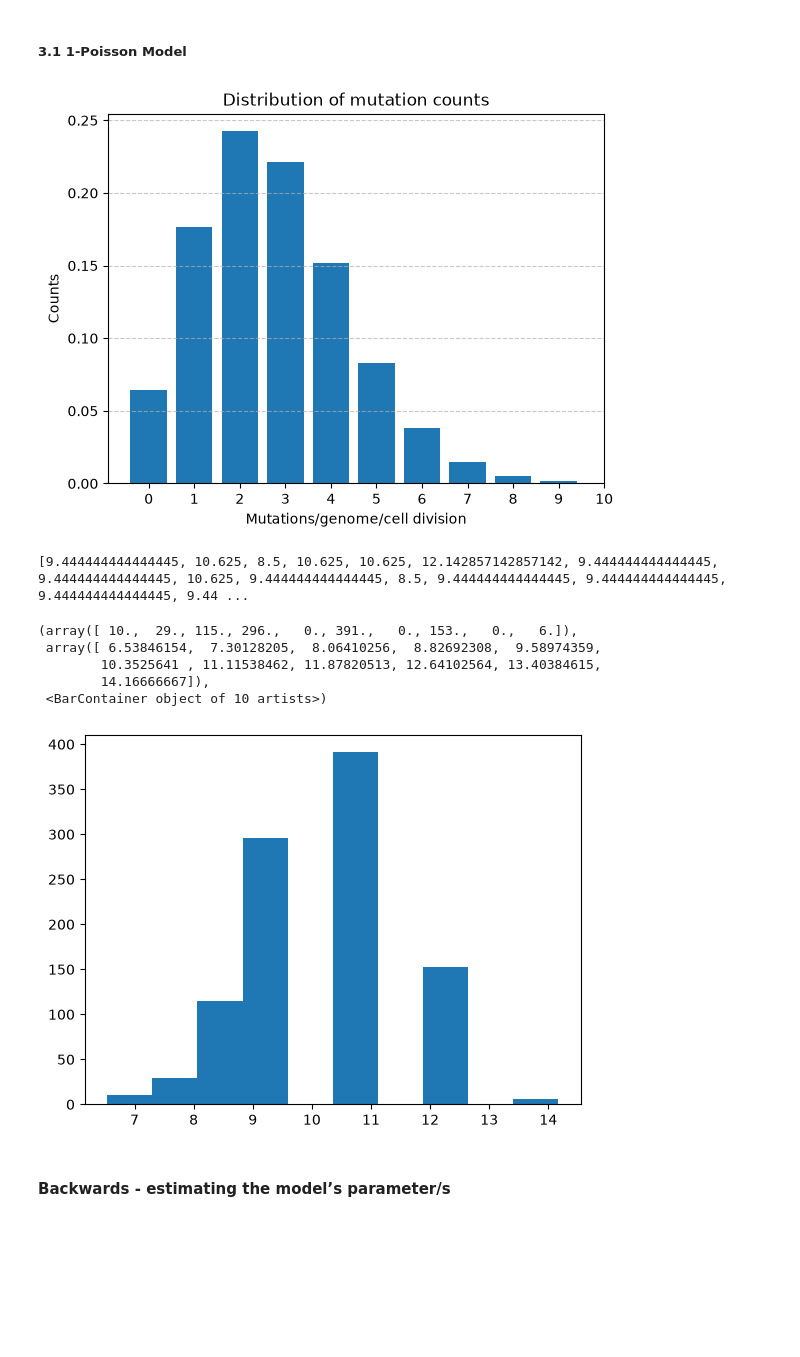
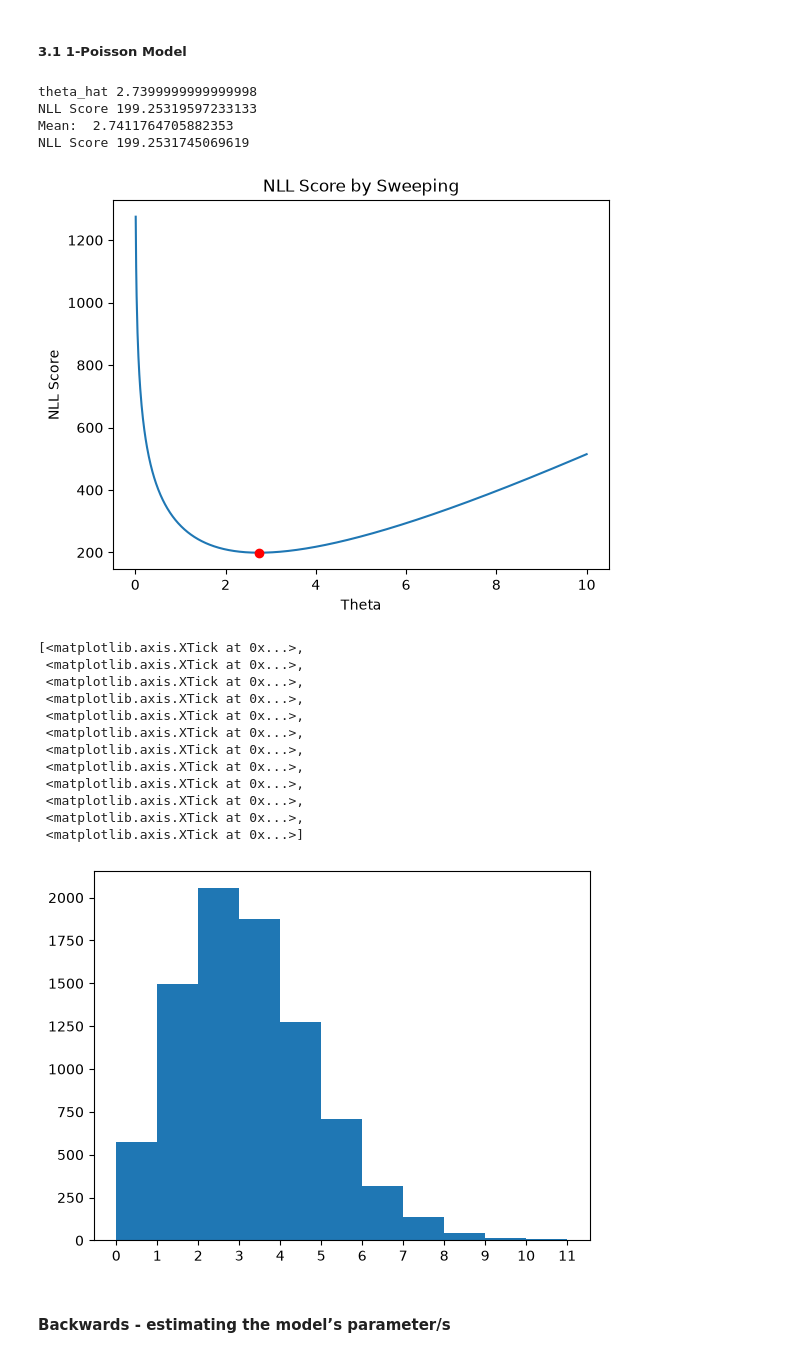
Before and after one commit to atomsim/cb2330-PRO1-Pair23, a Jupyter notebook: project.ipynb, the cells around one changed output. Cells and saved outputs as stored; diff of their text form; code cells hidden in the pictures; blank space fills up the shorter version.

```diff
--- a/project.ipynb
+++ b/project.ipynb
@@ -103,7 +121,7 @@ df = df.replace(r"^\s*$", np.nan, regex=True)
 df = df.astype(float)
 
 lineages = [list(df[column].dropna().astype(int)) for column in df.columns]
-counts = [y for x in lineages for y in x]
+counts = [int(y) for x in lineages for y in x]
 
 genome_size = 1.02E+07
 genome_size_lineages = [10926041,10034503,10099122,10889177,11040018,9684038,10209723,10826564]
@@ -175,12 +193,13 @@ Variance is higher than mean, thus overdispersed
 # %% [markdown]
 ##### 3.1 1-Poisson Model
 # %%
-k_counts = range(max_mutation_count)
-y = [0] * len(k_counts)
-for i in range(len(k_counts)):
-    y[i] += poisson(k_counts[i], mu)
+likelihoods = [0] * 1000
+nlls = [0] * 1000
+thetas = [0] * 1000
+theta_start = 0.01
+dtheta = 0.01
 
-# print(likelihood(counts, mu))
+# print(likelihood(counts, mean_count))
 for i in range(len(thetas)):
     thetas[i] = theta_start + (i * dtheta)
     # likelihoods[i] = likelihood(counts, thetas[i])
@@ -191,8 +210,8 @@ theta_hat = thetas[best]
 best_score = nlls[best]
 print("theta_hat", theta_hat)
 print("NLL Score", best_score)
-print("Mean: ", mu)
-print("NLL Score", nll(counts, mu))
+print("Mean: ", mean_count)
+print("NLL Score", nll(counts, mean_count))
 
 fig, ax = plt.subplots()
 ax.plot(thetas, nlls)
@@ -202,52 +221,62 @@ ax.set_ylabel("NLL Score")
 ax.set_title("NLL Score by Sweeping")
 plt.show()
 # %% [output]
+theta_hat 2.7399999999999998
+NLL Score 199.25319597233133
+Mean:  2.7411764705882353
+NLL Score 199.2531745069619
-[figure, old version]
+[figure, new version]
 # %%
 # Monte-Carlo for 1 Poisson
 
 # Probabiity of mutation per base is your theta. Give a genome size and divide the cell.
 
 
 def simuate_count(lam, state):
     state = lcg(state, A_LCG, C_LCG, M_LCG)
     r = state/M_LCG
     total = poisson(0, lam)
     k = 0
     while r > total:
         k += 1
         total = total + poisson(k, lam)
     return k, state
 
 
 cell_divisions = 85
 state = seed
 
 def experiment(lam, cell_divisions, state):
     simulated_counts = [0] * cell_divisions
 
     for i in range(len(simulated_counts)):
         sim_count, state = simuate_count(lam, state)
         simulated_counts[i] = (sim_count)
 
-    simulated = [0] * (max(simulated_counts) + 1)
-    for x in simulated_counts:
-        simulated[x] += 1
-    return simulated, state
+    return simulated_counts, state
 
-simulated_means = []
+simulated_runs = []
 
-for i in range(1000):
-    simulated, state = experiment(mu, cell_divisions, state)
-    simulated_means.append(mean(simulated))
-print(simulated_means)
+for i in range(100):
+    simulated_counts, state = experiment(theta_hat, cell_divisions, state)
+    simulated_runs.append(simulated_counts)
+
 fig, ax = plt.subplots()
-ax.hist(simulated_means)
+# simulated_runs_avg =
+simulated_runs_flat = [y for x in simulated_runs for y in x]
+ax.hist(simulated_runs_flat, bins=range(min(simulated_runs_flat), max(simulated_runs_flat)+1, 1))
+ax.set_xticks((range(min(simulated_runs_flat), max(simulated_runs_flat)+1, 1)))
 # %% [output]
-[9.444444444444445, 10.625, 8.5, 10.625, 10.625, 12.142857142857142, 9.444444444444445, 9.444444444444445, 10.625, 9.444444444444445, 8.5, 9.444444444444445, 9.444444444444445, 9.444444444444445, 9.44 ...
+[<matplotlib.axis.XTick at 0x...>,
+ <matplotlib.axis.XTick at 0x...>,
+ <matplotlib.axis.XTick at 0x...>,
+ <matplotlib.axis.XTick at 0x...>,
+ <matplotlib.axis.XTick at 0x...>,
+ <matplotlib.axis.XTick at 0x...>,
+ <matplotlib.axis.XTick at 0x...>,
+ <matplotlib.axis.XTick at 0x...>,
+ <matplotlib.axis.XTick at 0x...>,
+ <matplotlib.axis.XTick at 0x...>,
+ <matplotlib.axis.XTick at 0x...>,
+ <matplotlib.axis.XTick at 0x...>]
-(array([ 10.,  29., 115., 296.,   0., 391.,   0., 153.,   0.,   6.]),
- array([ 6.53846154,  7.30128205,  8.06410256,  8.82692308,  9.58974359,
-        10.3525641 , 11.11538462, 11.87820513, 12.64102564, 13.40384615,
-        14.16666667]),
- <BarContainer object of 10 artists>)
-[figure, old version]
+[figure, new version]
```
Also changed, not shown: parts of 13 cells of this notebook.
